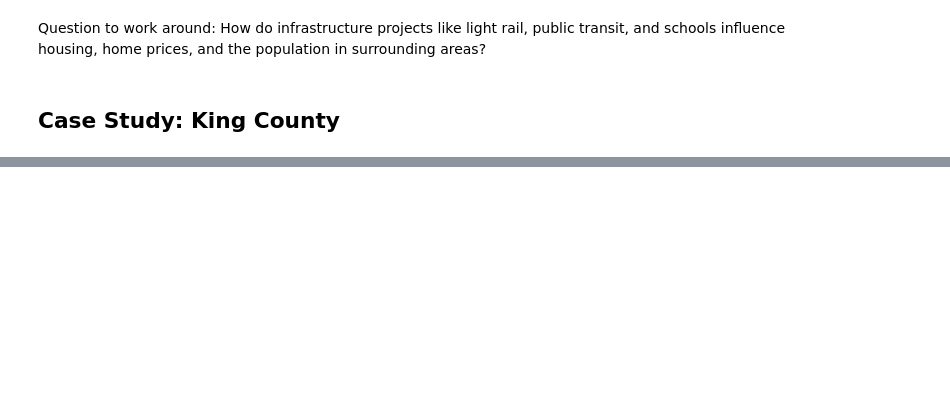
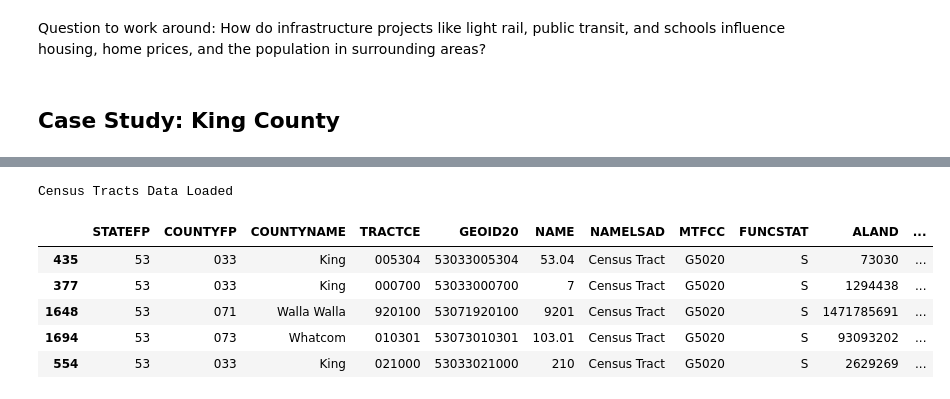
Before and after one commit to cparthiv/TSA-real-estate-analysis, a Jupyter notebook: draft.ipynb, the cells around one changed output, grey strips where cells are left out. Drawn from its saved outputs; the diff is of its cells as text; code cells hidden in the pictures; blank space fills up the shorter version.

```diff
--- a/draft.ipynb
+++ b/draft.ipynb
@@ -39,7 +58,15 @@ print(transit_stops.head())
 # %%
 census_tracts = gpd.read_file("datasets/census/tract20/tract20.shp")
 print("Census Tracts Data Loaded")
-print(census_tracts.head())
+census_tracts.sample(n=5)
+# %% [output]
+Census Tracts Data Loaded
+|  | STATEFP | COUNTYFP | COUNTYNAME | TRACTCE | GEOID20 | NAME | NAMELSAD | MTFCC | FUNCSTAT | ALAND | ... |
+| 435 | 53 | 033 | King | 005304 | 53033005304 | 53.04 | Census Tract | G5020 | S | 73030 | ... |
+| 377 | 53 | 033 | King | 000700 | 53033000700 | 7 | Census Tract | G5020 | S | 1294438 | ... |
+| 1648 | 53 | 071 | Walla Walla | 920100 | 53071920100 | 9201 | Census Tract | G5020 | S | 1471785691 | ... |
+| 1694 | 53 | 073 | Whatcom | 010301 | 53073010301 | 103.01 | Census Tract | G5020 | S | 93093202 | ... |
+| 554 | 53 | 033 | King | 021000 | 53033021000 | 210 | Census Tract | G5020 | S | 2629269 | ... |
 # %%
 demographics = pd.read_csv("datasets/census/productDownload_2025-01-19T210140/ACSDP5Y2020.DP05-Data.csv")
 print("Demographics Data Loaded")
```
Also changed, not shown: parts of 8 cells of this notebook.
